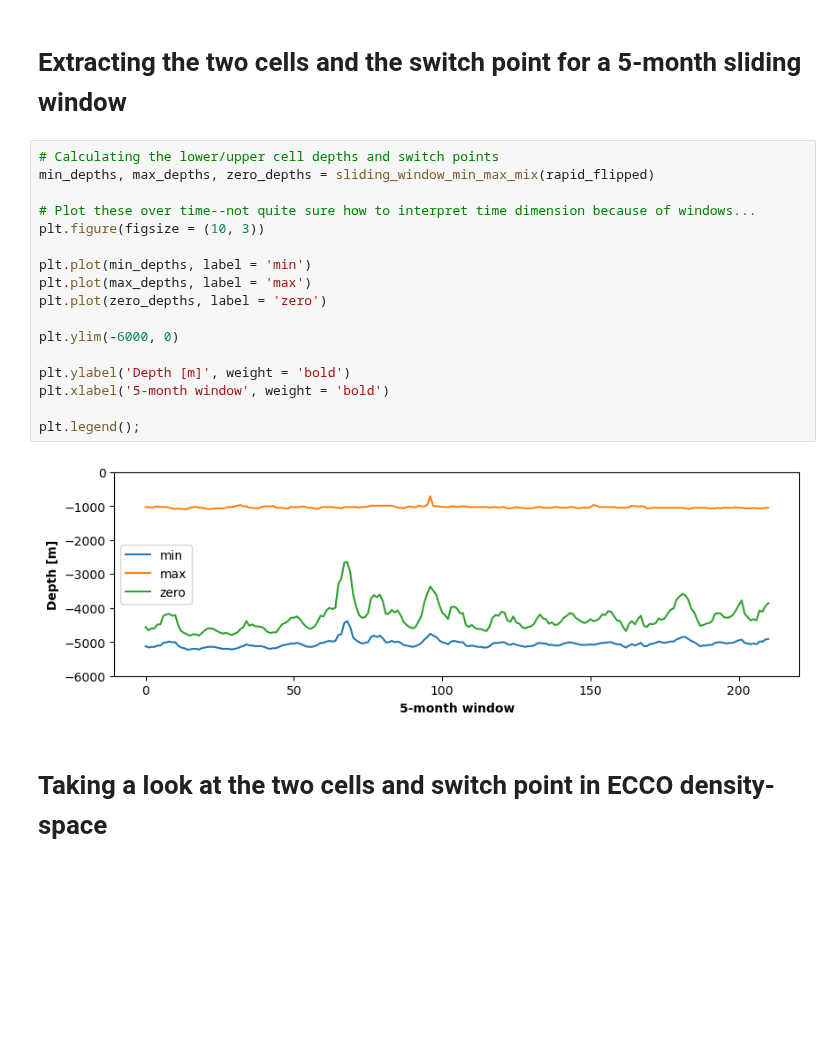
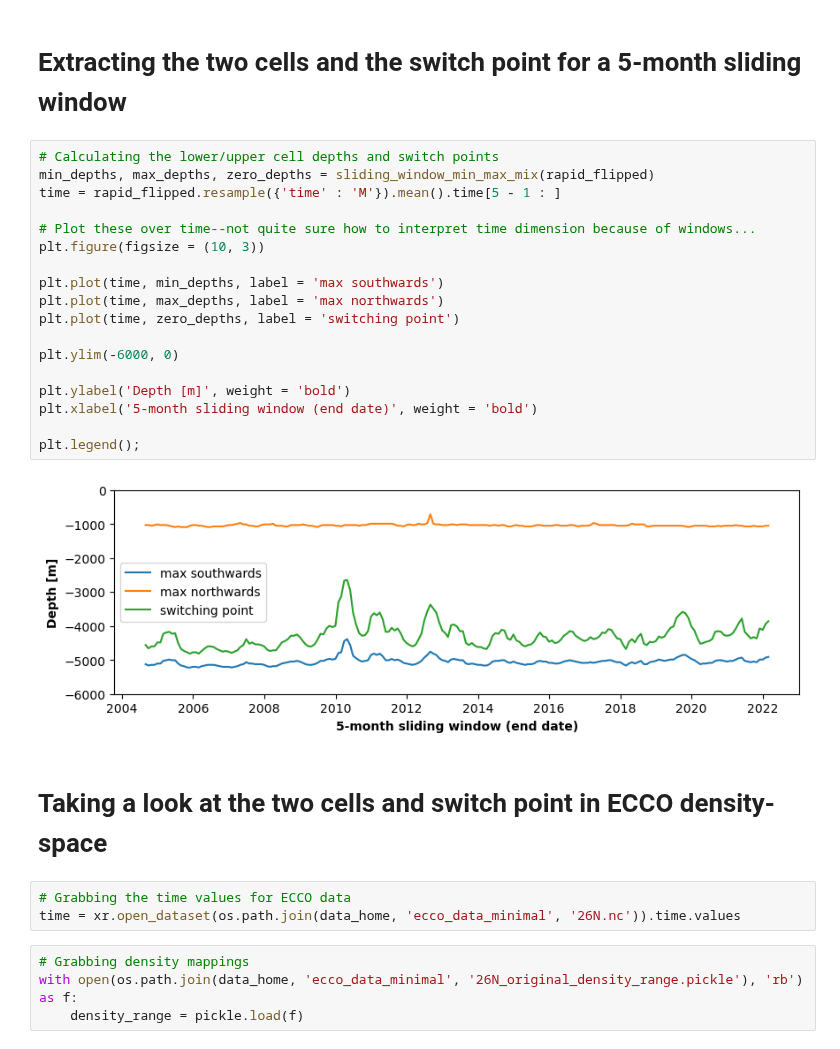
Before and after one commit to ai4er-cdt/OTP, a Jupyter notebook: notebooks/rapid_data.ipynb, the cells around one changed output. Saved outputs shown, nothing was run; the diff lists cells and outputs as text; blank space fills up the shorter version.

```diff
--- a/notebooks/rapid_data.ipynb
+++ b/notebooks/rapid_data.ipynb
@@ -77,24 +82,32 @@ plt.show()
 # %%
 # Calculating the lower/upper cell depths and switch points
 min_depths, max_depths, zero_depths = sliding_window_min_max_mix(rapid_flipped)
+time = rapid_flipped.resample({'time' : 'M'}).mean().time[5 - 1 : ]
 
 # Plot these over time--not quite sure how to interpret time dimension because of windows...
 plt.figure(figsize = (10, 3))
 
-plt.plot(min_depths, label = 'min')
-plt.plot(max_depths, label = 'max')
-plt.plot(zero_depths, label = 'zero')
+plt.plot(time, min_depths, label = 'max southwards')
+plt.plot(time, max_depths, label = 'max northwards')
+plt.plot(time, zero_depths, label = 'switching point')
 
 plt.ylim(-6000, 0)
 
 plt.ylabel('Depth [m]', weight = 'bold')
-plt.xlabel('5-month window', weight = 'bold')
+plt.xlabel('5-month sliding window (end date)', weight = 'bold')
 
 plt.legend();
 # %% [output]
-[figure, old version]
+[figure, new version]
 # %% [markdown]
 # Taking a look at the two cells and switch point in ECCO density-space
+# %%
+# Grabbing the time values for ECCO data
+time = xr.open_dataset(os.path.join(data_home, 'ecco_data_minimal', '26N.nc')).time.values
+# %%
+# Grabbing density mappings
+with open(os.path.join(data_home, 'ecco_data_minimal', '26N_original_density_range.pickle'), 'rb') as f:
+    density_range = pickle.load(f)
 # %%
 # Loading density-space ECCO data
 ecco_streamfunction_density_fp = os.path.join(data_home, 'ecco_data_minimal', '26N_streamfunction_density.pickle')
```
Also changed, not shown: parts of 6 cells of this notebook, 1 other file.
